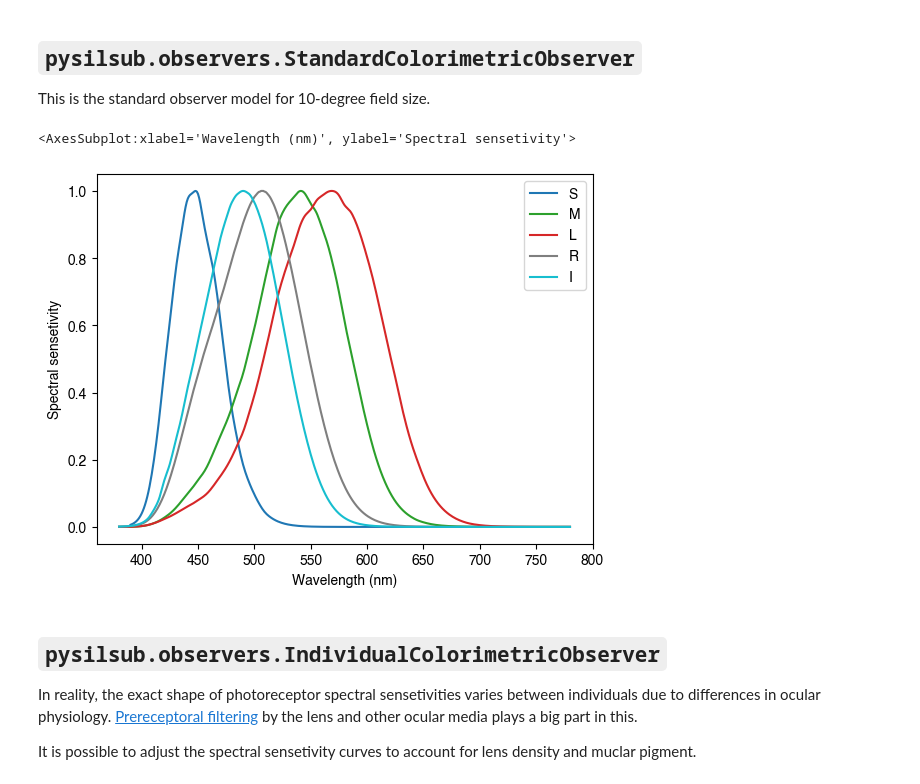
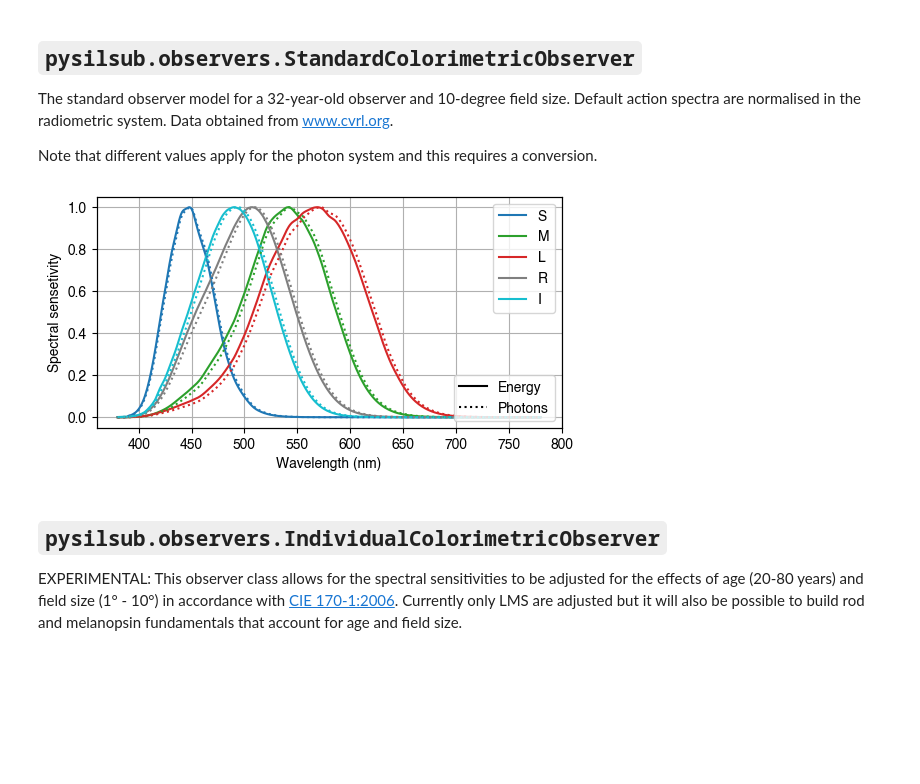
Before and after one commit to PySilentSubstitution/pysilsub, a Jupyter notebook: 03a_colorimetric_observers.ipynb, the cells around one changed output. Drawn from its saved outputs; the diff is of its cells as text; code cells hidden in the pictures; blank space fills up the shorter version.

```diff
--- a/03a_colorimetric_observers.ipynb
+++ b/03a_colorimetric_observers.ipynb
@@ -13,21 +27,33 @@ The International Commission on Illumination (CIE) define [*average* colorimetri
 `pysilsub.observers.StandardColorimetricObserver`
 -------------------------------------------------
 
-This is the standard observer model for 10-degree field size.
+The standard observer model for a 32-year-old observer and 10-degree field size. Default action spectra are normalised in the radiometric system. Data obtained from [www.cvrl.org](http://www.cvrl.org/database/text/intros/introod.htm).
+
+Note that different values apply for the photon system and this requires a conversion.
 # %%
 from pysilsub import observers
 
 observer = observers.StandardColorimetricObserver()
-observer.plot_action_spectra()
+ax = observer.plot_action_spectra(figsize=(6, 3), grid=True, legend=True)
+
+# Conversion for photon system
+observer.action_spectra = (
+    observer.action_spectra.apply(  # Multiply by wavelength
+        lambda col: col * col.index * (5.05e15))
+    .apply(lambda col: col / col.max())
+)
+observer.plot_action_spectra(ax=ax, grid=True, ls=':', legend=False)
+twinax = ax.twinx()
+twinax.plot([], ls='-', c='k', label='Energy')
+twinax.plot([], ls=':', c='k', label='Photons')
+twinax.set_yticks([])
+twinax.legend(loc='lower right');
 # %% [output]
-<AxesSubplot:xlabel='Wavelength (nm)', ylabel='Spectral sensetivity'>
-[figure, old version]
+[figure, new version]
 # %% [markdown]
 
 `pysilsub.observers.IndividualColorimetricObserver`
 ---------------------------------------------------
 
-In reality, the exact shape of photoreceptor spectral sensetivities varies between individuals due to differences in ocular physiology. [Prereceptoral filtering](./07b_prereceptoral_filtering.ipynb) by the lens and other ocular media plays a big part in this.
-
-It is possible to adjust the spectral sensetivity curves to account for lens density and muclar pigment.
+EXPERIMENTAL: This observer class allows for the spectral sensitivities to be adjusted for the effects of age (20-80 years) and field size (1&deg; - 10&deg;) in accordance with [CIE 170-1:2006](https://cie.co.at/publications/fundamental-chromaticity-diagram-physiological-axes-part-1). Currently only LMS are adjusted but it will also be possible to build rod and melanopsin fundamentals that account for age and field size.
 # %%
```
Also changed, not shown: parts of 2 cells of this notebook, 34 other files.
